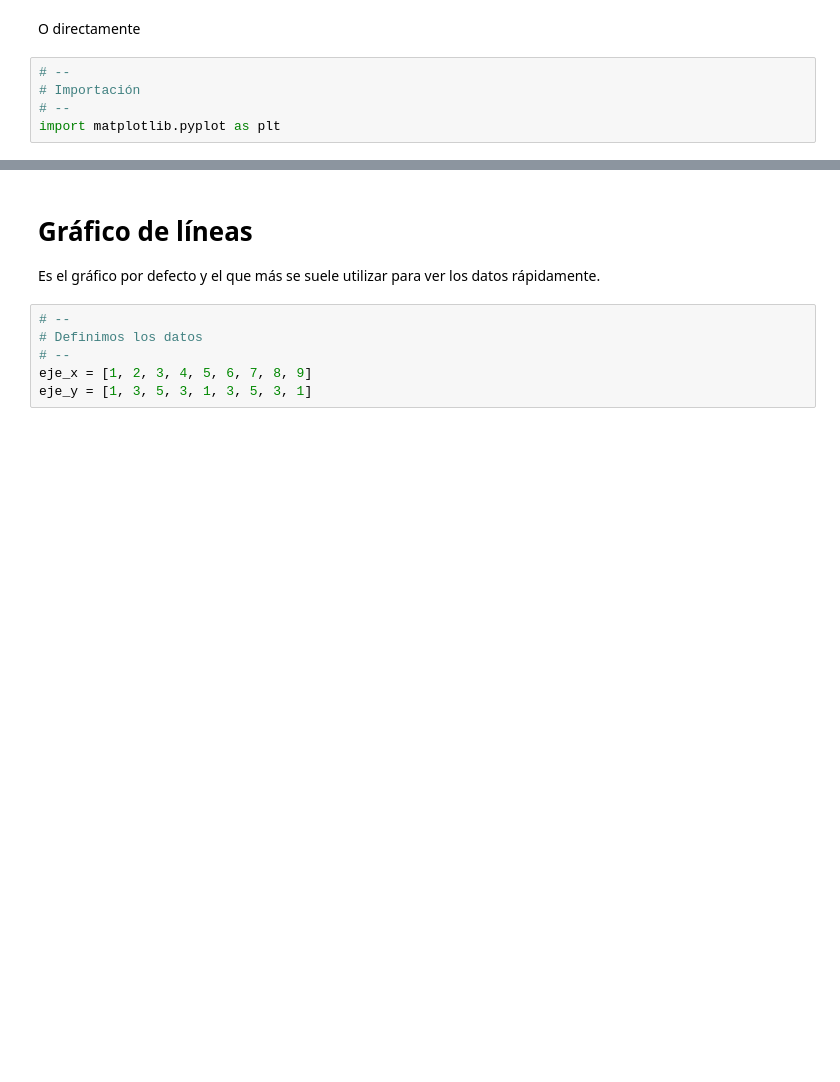
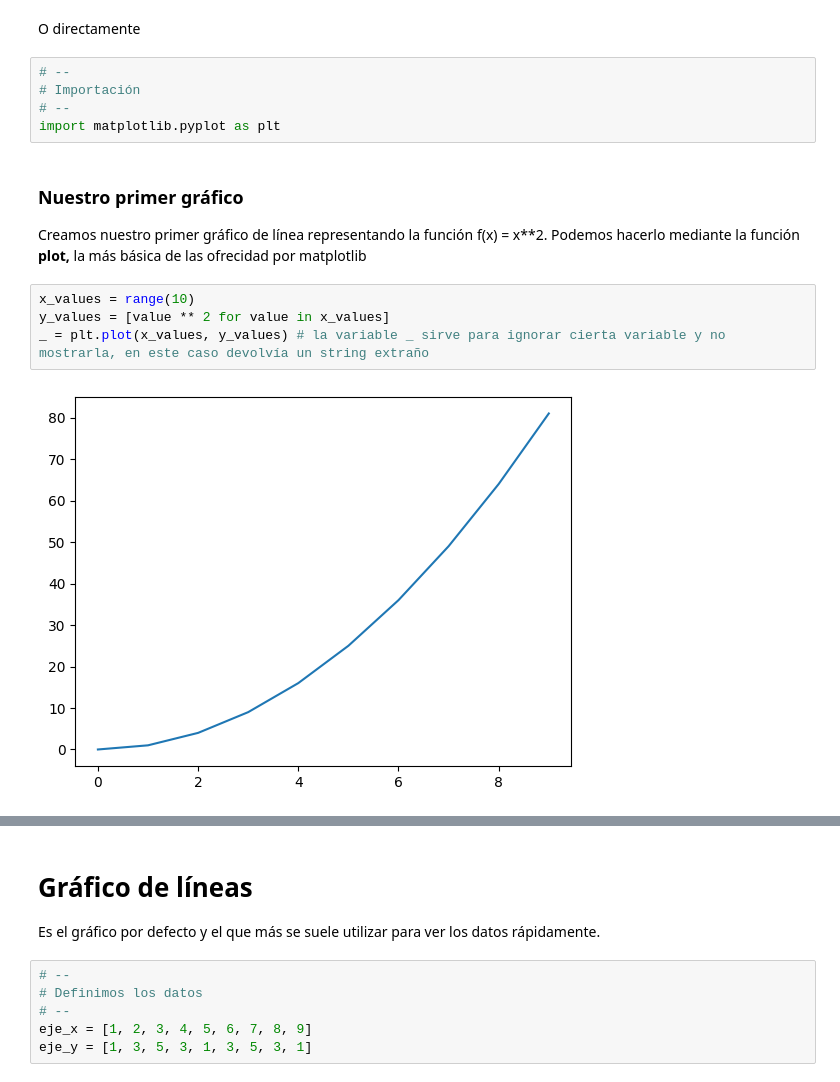
Before and after one commit to kecotes/Python_Data_Science, a Jupyter notebook: 4.visualizacion_python/1.Matplotlib.ipynb, the cells around one changed output, grey strips where cells are left out. Drawn from its saved outputs; the diff is of its cells as text; blank space fills up the shorter version.

```diff
--- a/4.visualizacion_python/1.Matplotlib.ipynb
+++ b/4.visualizacion_python/1.Matplotlib.ipynb
@@ -32,3 +32,13 @@ O directamente
 # Importación
 # --
 import matplotlib.pyplot as plt
+# %% [markdown]
+### Nuestro primer gráfico
+
+Creamos nuestro primer gráfico de línea representando la función f(x) = x**2. Podemos hacerlo mediante la función **plot,** la más básica de las ofrecidad por matplotlib
+# %%
+x_values = range(10)
+y_values = [value ** 2 for value in x_values]
+_ = plt.plot(x_values, y_values) # la variable _ sirve para ignorar cierta variable y no mostrarla, en este caso devolvía un string extraño
+# %% [output]
+[figure, added]
```
Also changed, not shown: parts of 7 cells of this notebook, 9 other files.
